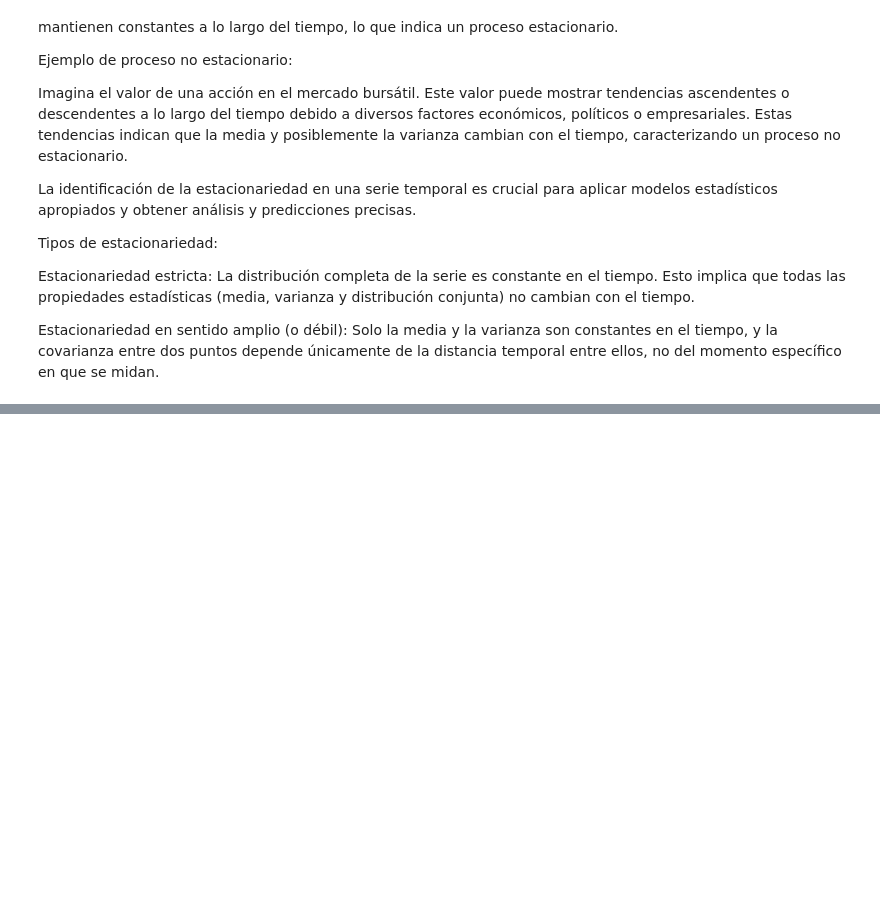
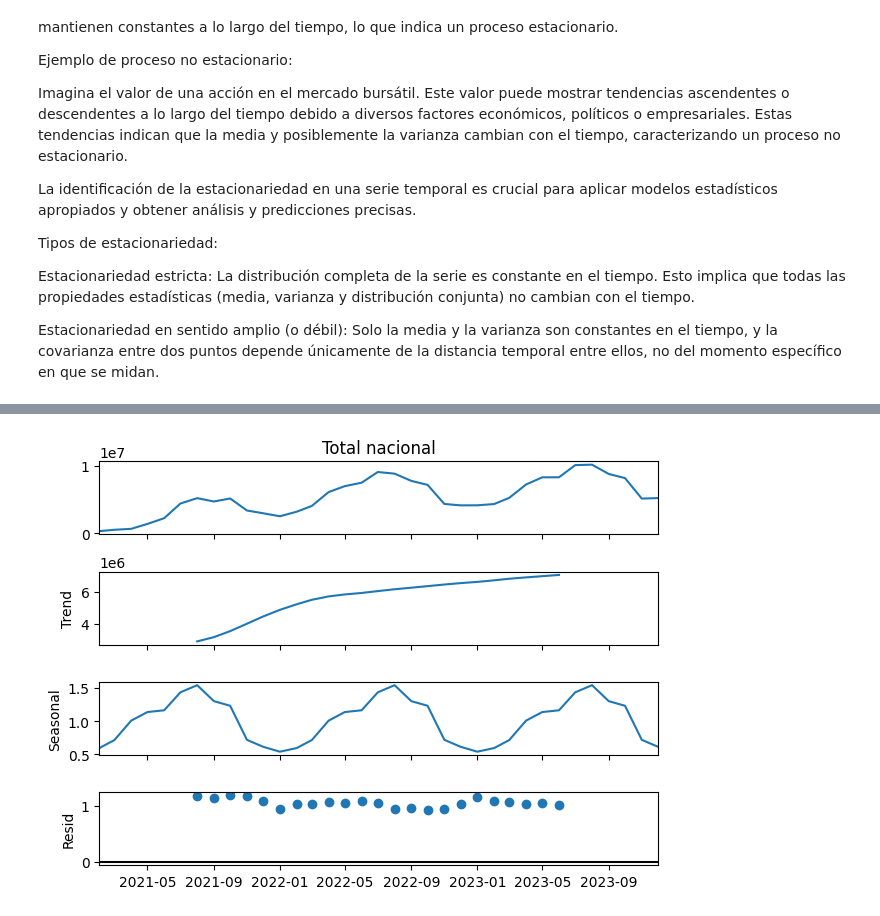
Before and after one commit to crlsrmrlsz/notebooks, a Jupyter notebook: timeseries/turismo_ine.ipynb, the cells around one changed output, grey strips where cells are left out. Drawn from its saved outputs; the diff is of its cells as text; code cells hidden in the pictures; blank space fills up the shorter version.

```diff
--- a/timeseries/turismo_ine.ipynb
+++ b/timeseries/turismo_ine.ipynb
@@ -306,0 +368,6 @@ Estacionariedad en sentido amplio (o débil): Solo la media y la varianza son co
+# %%
+s_dec_additive = seasonal_decompose(df['Total nacional'], model = "multiplicative", period=12) # añadir period porque si no da error, las versiones antiguas de statsmodels cogían un valor por defecto
+s_dec_additive.plot()
+plt.show()
+# %% [output]
+[figure, added]
```
Also changed, not shown: parts of 7 cells of this notebook, 1 other file.
